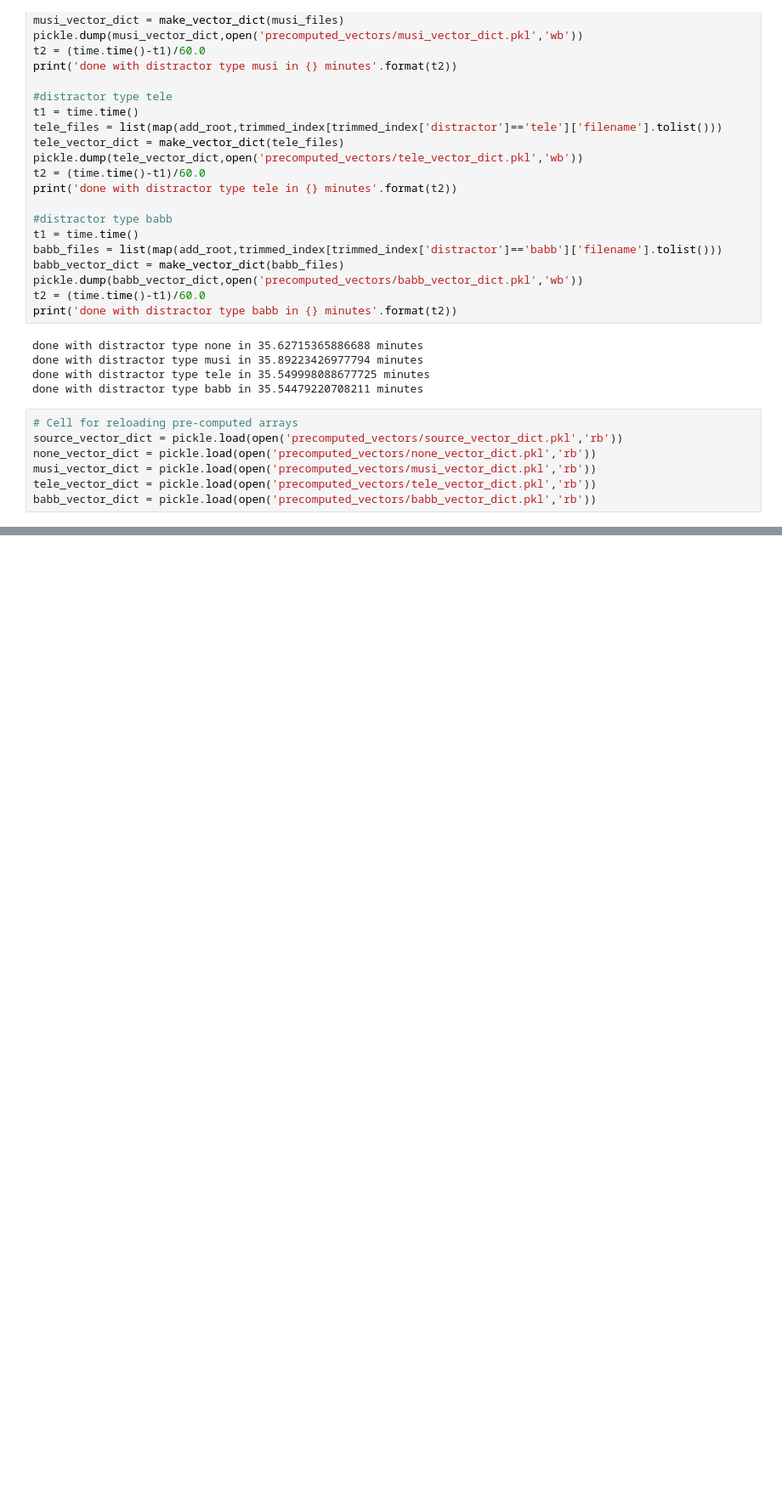
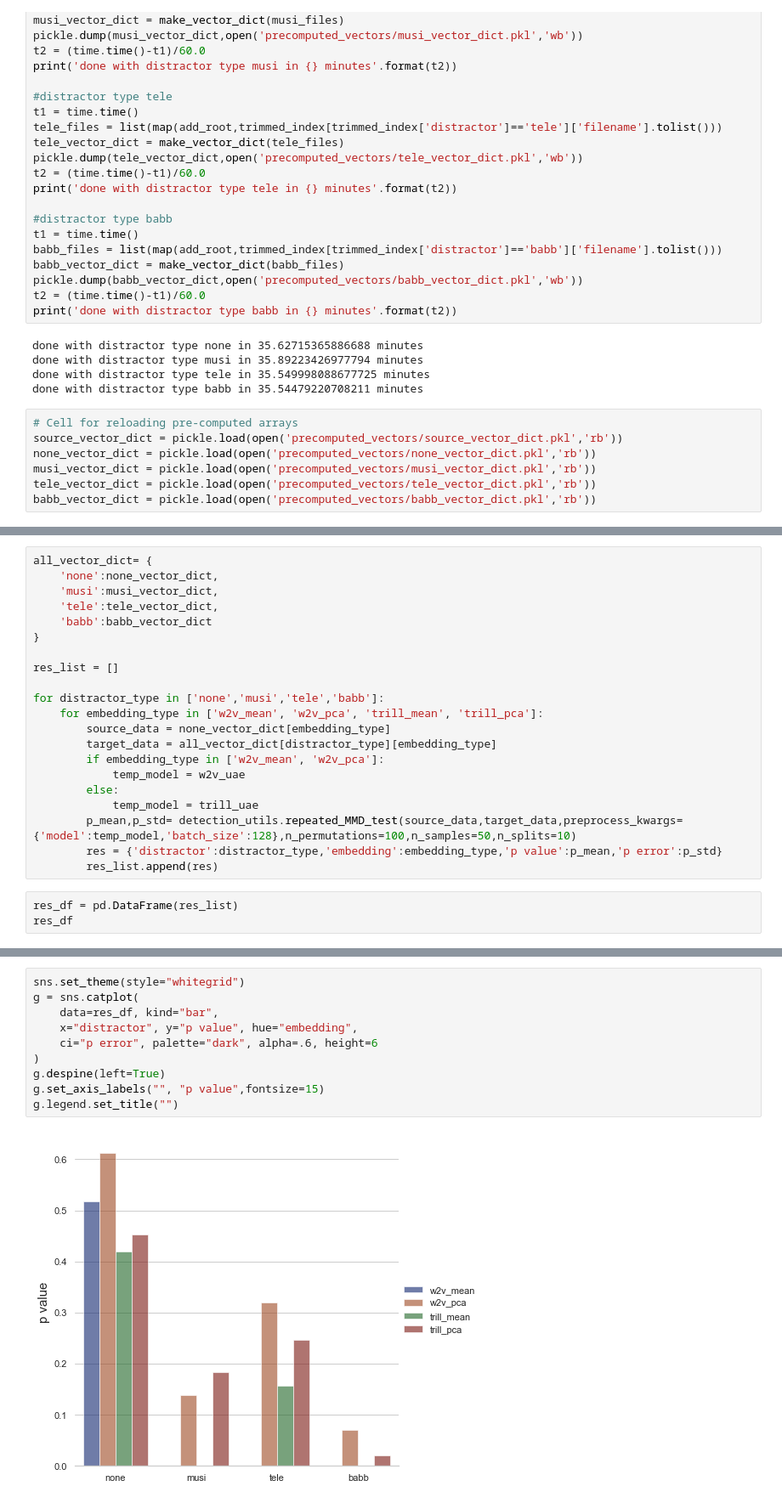
Before and after one commit to IQTLabs/speech_shift, a Jupyter notebook: hypothesis_test.ipynb, the cells around one changed output, grey strips where cells are left out. Shown at 85% size. Saved outputs shown, nothing was run; the diff lists cells and outputs as text; blank space fills up the shorter version.

```diff
--- a/hypothesis_test.ipynb
+++ b/hypothesis_test.ipynb
@@ -187,0 +178,24 @@ cd.predict(none_vector_dict['w2v_mean'],return_p_val=True)
+# %%
+all_vector_dict= {
+    'none':none_vector_dict,
+    'musi':musi_vector_dict,
+    'tele':tele_vector_dict,
+    'babb':babb_vector_dict
+}
+
+res_list = []
+
+for distractor_type in ['none','musi','tele','babb']:
+    for embedding_type in ['w2v_mean', 'w2v_pca', 'trill_mean', 'trill_pca']:
+        source_data = none_vector_dict[embedding_type]
+        target_data = all_vector_dict[distractor_type][embedding_type]
+        if embedding_type in ['w2v_mean', 'w2v_pca']:
+            temp_model = w2v_uae
+        else:
+            temp_model = trill_uae
+        p_mean,p_std= detection_utils.repeated_MMD_test(source_data,target_data,preprocess_kwargs={'model':temp_model,'batch_size':128},n_permutations=100,n_samples=50,n_splits=10)
+        res = {'distractor':distractor_type,'embedding':embedding_type,'p value':p_mean,'p error':p_std}
+        res_list.append(res)
+# %%
+res_df = pd.DataFrame(res_list)
+res_df
@@ -187,0 +220,12 @@ cd.predict(none_vector_dict['w2v_mean'],return_p_val=True)
+# %%
+sns.set_theme(style="whitegrid")
+g = sns.catplot(
+    data=res_df, kind="bar",
+    x="distractor", y="p value", hue="embedding",
+    ci="p error", palette="dark", alpha=.6, height=6
+)
+g.despine(left=True)
+g.set_axis_labels("", "p value",fontsize=15)
+g.legend.set_title("")
+# %% [output]
+[figure, added]
```
Also changed, not shown: parts of 7 cells of this notebook, 2 other files.
